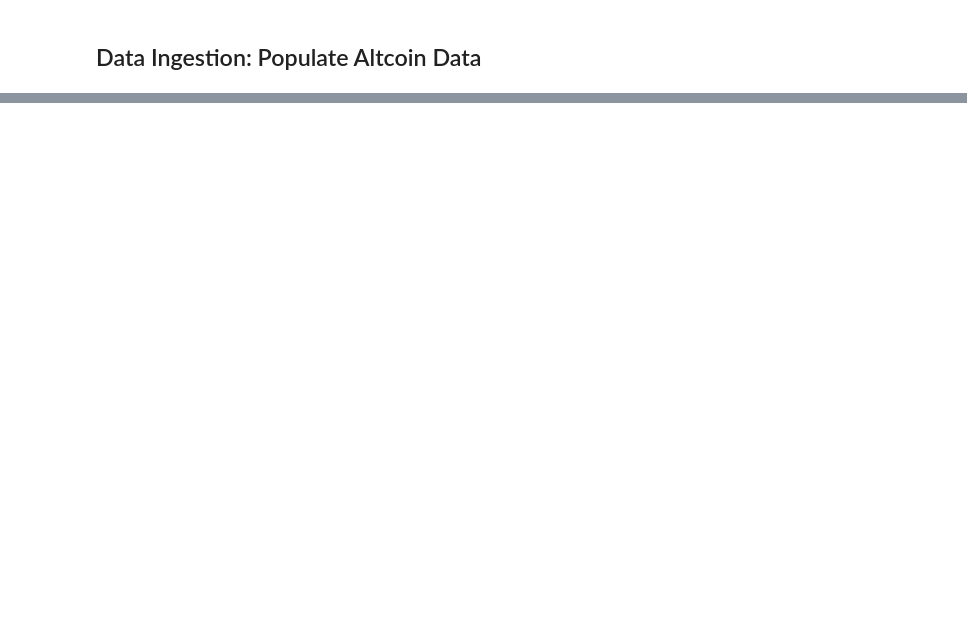
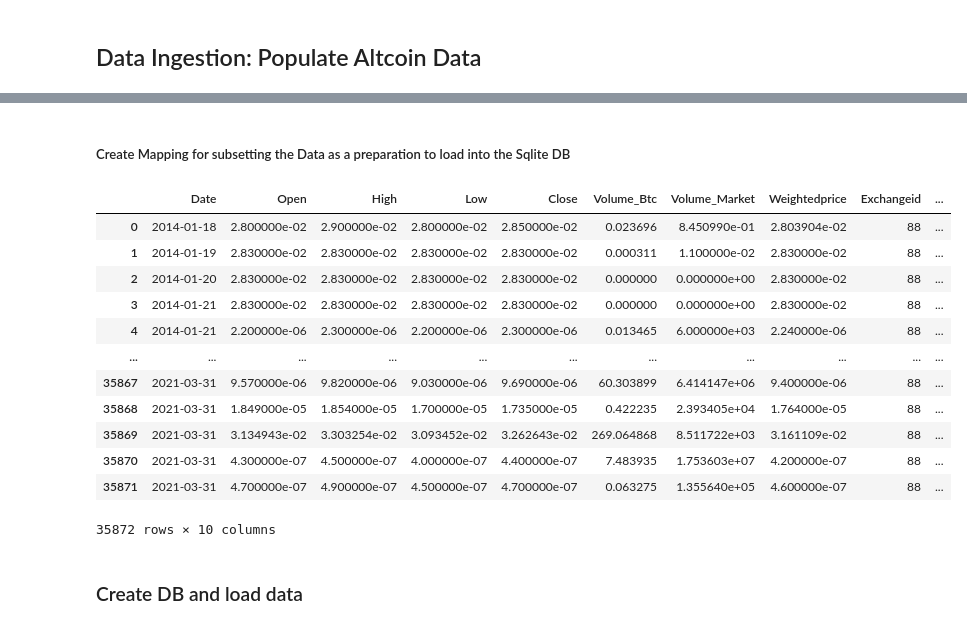
Before and after one commit to akosredey/crypto-project, a Jupyter notebook: 01_Crypto_EDA/01_Crypto_EDA.ipynb, the cells around one changed output, grey strips where cells are left out. Drawn from its saved outputs; the diff is of its cells as text; code cells hidden in the pictures; blank space fills up the shorter version.

```diff
--- a/01_Crypto_EDA/01_Crypto_EDA.ipynb
+++ b/01_Crypto_EDA/01_Crypto_EDA.ipynb
@@ -503,0 +758,10 @@ df_btc_data.groupby(df_btc_data.index).agg({'Weighted Price':'mean'}).plot(figsi
+# %%
+df_altcoin_poloniex_data.columns = df_altcoin_poloniex_data.columns.str.title()
+df_altcoin_poloniex_data = df_altcoin_poloniex_data.rename(columns={'Volume': 'Volume_BTC', 'Quotevolume': 'Volume_Market',
+                                                     'Weightedaverage': 'Weighted Price'})
+
+df_altcoin_poloniex_data['Exchange'] = 'POLONIEX'
+column_names_altcoin=['Open', 'High', 'Low', 'Close', 'Volume_BTC', 'Volume_Market', 'Weighted Price', 'Exchange', 'Market']
+df_altcoin_poloniex_data = df_altcoin_poloniex_data.reindex(columns=column_names_altcoin)
+
+df_altcoin_poloniex_data.tail()
@@ -503,0 +878,22 @@ df_btc_data.groupby(df_btc_data.index).agg({'Weighted Price':'mean'}).plot(figsi
+# %%
+# Create copies of the imported data that is being transformed
+
+df_btc = df_btc_data
+df_altcoin = df_altcoin_poloniex_data
+df_fin_asset = df_asset_data
+df_mining = df_mining_data
+df_exchanges = df_cg_exchanges
+df_markets = df_cg_markets
+
+
+data_frames = {
+    'BTC Data': df_btc,
+    'Altcoin Data': df_altcoin,
+    'Fin Assets Data': df_fin_asset,
+    'Mining Data': df_mining,
+    'Exchanges Data': df_exchanges,
+    'Markets Data': df_markets,
+    'Coingecko BTC Price Data': df_cg_btc_data,
+    'Yahoo BTC Price Data': df_yahoo_btc_data,
+    'Date Table': df_dates
+}
@@ -503,0 +1054,2 @@ df_btc_data.groupby(df_btc_data.index).agg({'Weighted Price':'mean'}).plot(figsi
+# %% [markdown]
+##### Create Mapping for subsetting the Data as a preparation to load into the Sqlite DB
@@ -503,0 +1168,28 @@ df_btc_data.groupby(df_btc_data.index).agg({'Weighted Price':'mean'}).plot(figsi
+# %%
+# Preprocess Data for SQL DB load
+
+df_btc_prep = sql_preprocess(df_btc, 'BTC Data', data_frames_col_translate)
+df_altcoin_prep = sql_preprocess(df_altcoin, 'Altcoin Data', data_frames_col_translate)
+df_fin_asset_prep = sql_preprocess(df_fin_asset, 'Fin Assets Data', data_frames_col_translate)
+df_mining_prep = sql_preprocess(df_mining, 'Mining Data', data_frames_col_translate)
+df_exchanges_prep = sql_preprocess(df_exchanges, 'Exchanges Data', data_frames_col_translate)
+df_markets_prep = sql_preprocess(df_markets, 'Markets Data', data_frames_col_translate)
+df_dates_prep = sql_preprocess(df_dates, 'Date Table', data_frames_col_translate)
+# %%
+df_altcoin_prep
+# %% [output]
+|  | Date | Open | High | Low | Close | Volume_Btc | Volume_Market | Weightedprice | Exchangeid | ... |
+| 0 | 2014-01-18 | 2.800000e-02 | 2.900000e-02 | 2.800000e-02 | 2.850000e-02 | 0.023696 | 8.450990e-01 | 2.803904e-02 | 88 | ... |
+| 1 | 2014-01-19 | 2.830000e-02 | 2.830000e-02 | 2.830000e-02 | 2.830000e-02 | 0.000311 | 1.100000e-02 | 2.830000e-02 | 88 | ... |
+| 2 | 2014-01-20 | 2.830000e-02 | 2.830000e-02 | 2.830000e-02 | 2.830000e-02 | 0.000000 | 0.000000e+00 | 2.830000e-02 | 88 | ... |
+| 3 | 2014-01-21 | 2.830000e-02 | 2.830000e-02 | 2.830000e-02 | 2.830000e-02 | 0.000000 | 0.000000e+00 | 2.830000e-02 | 88 | ... |
+| 4 | 2014-01-21 | 2.200000e-06 | 2.300000e-06 | 2.200000e-06 | 2.300000e-06 | 0.013465 | 6.000000e+03 | 2.240000e-06 | 88 | ... |
+| ... | ... | ... | ... | ... | ... | ... | ... | ... | ... | ... |
+| 35867 | 2021-03-31 | 9.570000e-06 | 9.820000e-06 | 9.030000e-06 | 9.690000e-06 | 60.303899 | 6.414147e+06 | 9.400000e-06 | 88 | ... |
+| 35868 | 2021-03-31 | 1.849000e-05 | 1.854000e-05 | 1.700000e-05 | 1.735000e-05 | 0.422235 | 2.393405e+04 | 1.764000e-05 | 88 | ... |
+| 35869 | 2021-03-31 | 3.134943e-02 | 3.303254e-02 | 3.093452e-02 | 3.262643e-02 | 269.064868 | 8.511722e+03 | 3.161109e-02 | 88 | ... |
+| 35870 | 2021-03-31 | 4.300000e-07 | 4.500000e-07 | 4.000000e-07 | 4.400000e-07 | 7.483935 | 1.753603e+07 | 4.200000e-07 | 88 | ... |
+| 35871 | 2021-03-31 | 4.700000e-07 | 4.900000e-07 | 4.500000e-07 | 4.700000e-07 | 0.063275 | 1.355640e+05 | 4.600000e-07 | 88 | ... |
+35872 rows × 10 columns
+# %% [markdown]
+### Create DB and load data
```
Also changed, not shown: parts of 88 cells of this notebook, 40 other files.
